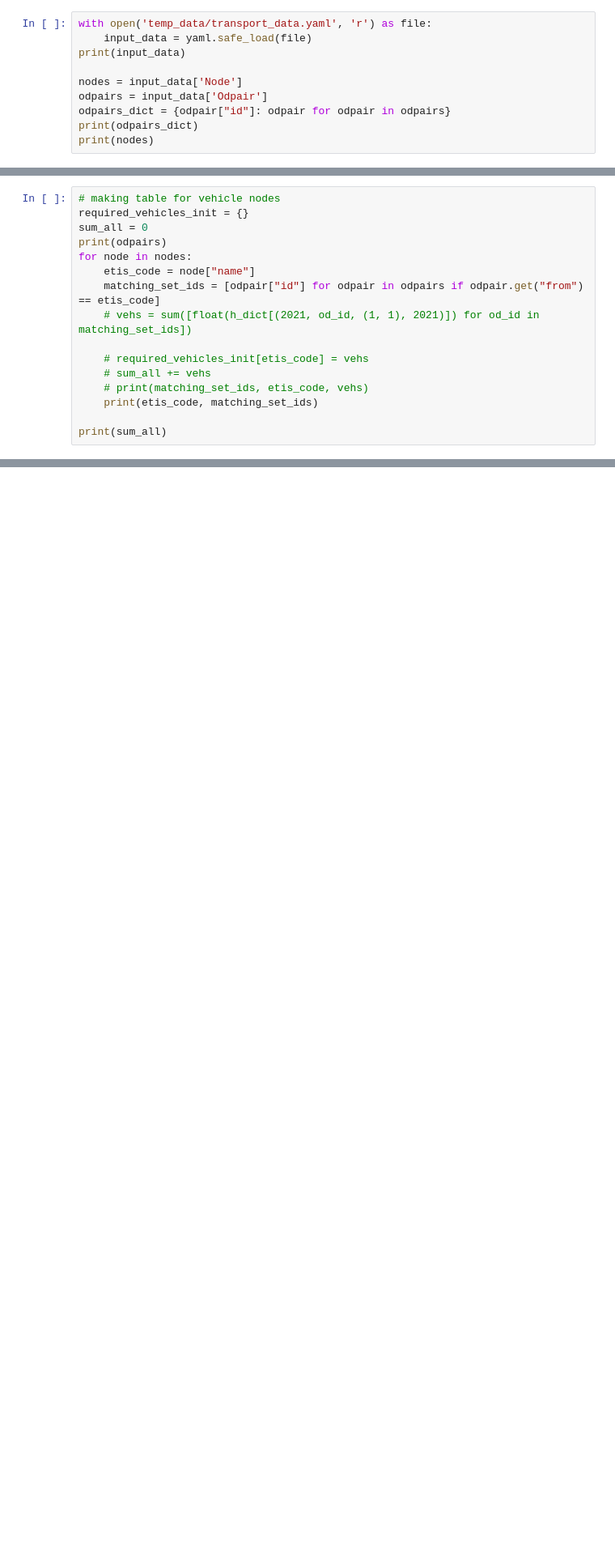
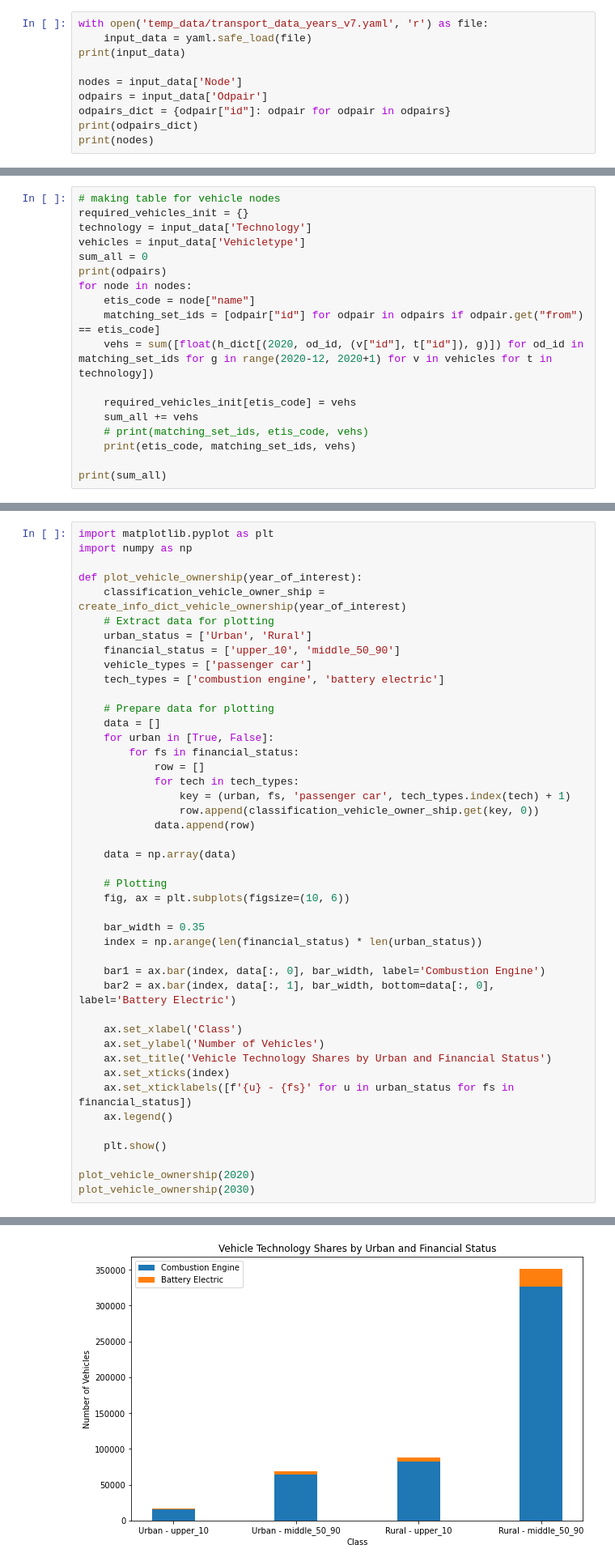
Before and after one commit to antoniamgolab/iDesignRES_transcompmodel, a Jupyter notebook: basque_country_results.ipynb, the cells around one changed output, grey strips where cells are left out. Shown at 81% size. Cells and saved outputs as stored; diff of their text form; blank space fills up the shorter version.

Commit message:
first visualization added

```diff
--- a/basque_country_results.ipynb
+++ b/basque_country_results.ipynb
@@ -29,5 +34,5 @@ dict_keys(['(2023, 1, (1, 2), 2017)', '(2048, 0, (1, 2), 2036)', '(2049, 1, (1,
 # %%
-with open('temp_data/transport_data.yaml', 'r') as file:
+with open('temp_data/transport_data_years_v7.yaml', 'r') as file:
     input_data = yaml.safe_load(file)
 print(input_data)
 
@@ -43,17 +46,19 @@ print(nodes)
 # %%
 # making table for vehicle nodes
 required_vehicles_init = {}
+technology = input_data['Technology']
+vehicles = input_data['Vehicletype']
 sum_all = 0
 print(odpairs)
 for node in nodes:
     etis_code = node["name"]
     matching_set_ids = [odpair["id"] for odpair in odpairs if odpair.get("from") == etis_code]
-    # vehs = sum([float(h_dict[(2021, od_id, (1, 1), 2021)]) for od_id in matching_set_ids])
+    vehs = sum([float(h_dict[(2020, od_id, (v["id"], t["id"]), g)]) for od_id in matching_set_ids for g in range(2020-12, 2020+1) for v in vehicles for t in technology])
 
-    # required_vehicles_init[etis_code] = vehs
-    # sum_all += vehs
+    required_vehicles_init[etis_code] = vehs
+    sum_all += vehs
     # print(matching_set_ids, etis_code, vehs)
-    print(etis_code, matching_set_ids)
+    print(etis_code, matching_set_ids, vehs)
 
 print(sum_all)
 # %% [output]
@@ -96,0 +128,45 @@ print(vehicle_stock.head())
+# %%
+import matplotlib.pyplot as plt
+import numpy as np
+
+def plot_vehicle_ownership(year_of_interest):
+    classification_vehicle_owner_ship = create_info_dict_vehicle_ownership(year_of_interest)
+    # Extract data for plotting
+    urban_status = ['Urban', 'Rural']
+    financial_status = ['upper_10', 'middle_50_90']
+    vehicle_types = ['passenger car']
+    tech_types = ['combustion engine', 'battery electric']
+
+    # Prepare data for plotting
+    data = []
+    for urban in [True, False]:
+        for fs in financial_status:
+            row = []
+            for tech in tech_types:
+                key = (urban, fs, 'passenger car', tech_types.index(tech) + 1)
+                row.append(classification_vehicle_owner_ship.get(key, 0))
+            data.append(row)
+
+    data = np.array(data)
+
+    # Plotting
+    fig, ax = plt.subplots(figsize=(10, 6))
+
+    bar_width = 0.35
+    index = np.arange(len(financial_status) * len(urban_status))
+
+    bar1 = ax.bar(index, data[:, 0], bar_width, label='Combustion Engine')
+    bar2 = ax.bar(index, data[:, 1], bar_width, bottom=data[:, 0], label='Battery Electric')
+
+    ax.set_xlabel('Class')
+    ax.set_ylabel('Number of Vehicles')
+    ax.set_title('Vehicle Technology Shares by Urban and Financial Status')
+    ax.set_xticks(index)
+    ax.set_xticklabels([f'{u} - {fs}' for u in urban_status for fs in financial_status])
+    ax.legend()
+
+    plt.show()
+
+plot_vehicle_ownership(2020)
+plot_vehicle_ownership(2030)
+# %% [output]
@@ -96,0 +177 @@ print(vehicle_stock.head())
+[figure, added]
```
Also changed, not shown: parts of 7 cells of this notebook, 11 other files.
